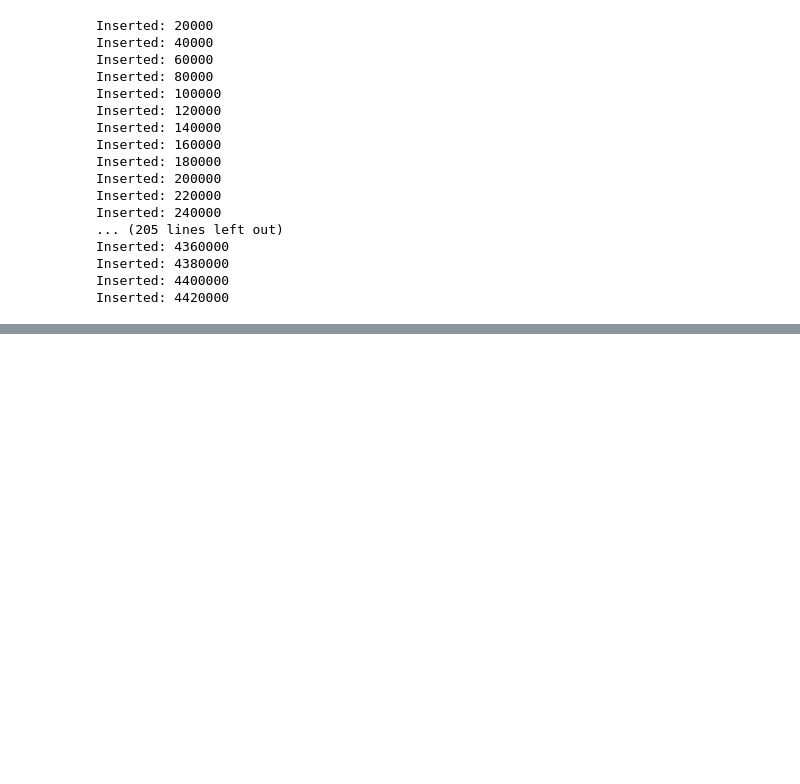
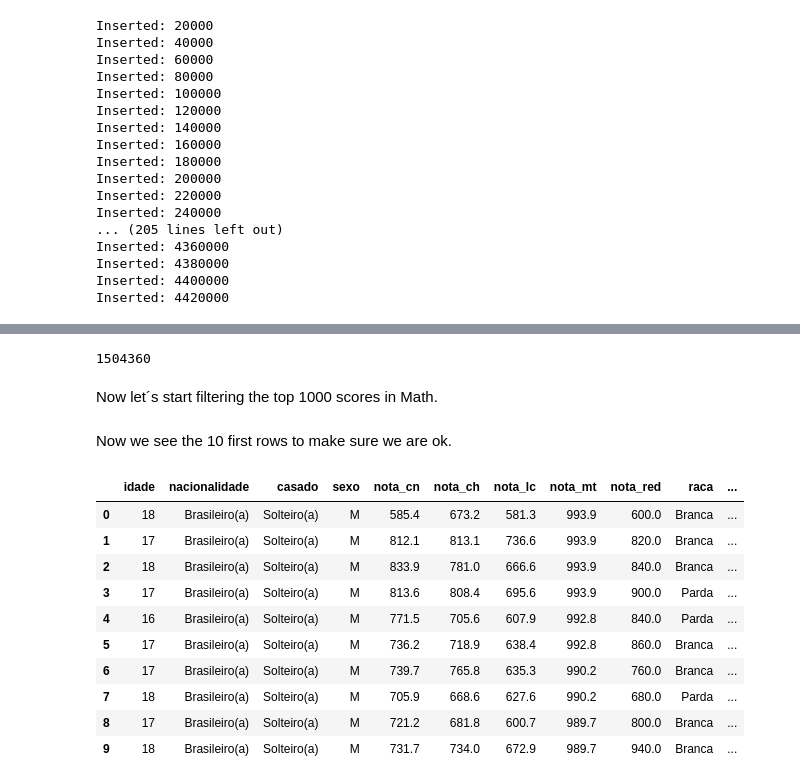
Before and after one commit to afshimono/data_analysis, a Jupyter notebook: Python/ENEM Analysis/ENEM - Brazil.ipynb, the cells around one changed output, grey strips where cells are left out. Drawn from its saved outputs; the diff is of its cells as text; code cells hidden in the pictures; blank space fills up the shorter version.

```diff
--- a/Python/ENEM Analysis/ENEM - Brazil.ipynb
+++ b/Python/ENEM Analysis/ENEM - Brazil.ipynb
@@ -116,0 +131,8 @@ Inserted: 4420000
+# %%
+session = db.get_db_session(create_schema=False)
+print(session.query(db.Exame).filter(db.Exame.idade<19,db.Exame.treineiro == False).count())
+session.close()
+# %% [output]
+1504360
+# %% [markdown]
+Now let´s start filtering the top 1000 scores in Math.
@@ -116,0 +194,16 @@ Inserted: 4420000
+# %% [markdown]
+Now we see the 10 first rows to make sure we are ok.
+# %%
+df.head(10)
+# %% [output]
+|  | idade | nacionalidade | casado | sexo | nota_cn | nota_ch | nota_lc | nota_mt | nota_red | raca | ... |
+| 0 | 18 | Brasileiro(a) | Solteiro(a) | M | 585.4 | 673.2 | 581.3 | 993.9 | 600.0 | Branca | ... |
+| 1 | 17 | Brasileiro(a) | Solteiro(a) | M | 812.1 | 813.1 | 736.6 | 993.9 | 820.0 | Branca | ... |
+| 2 | 18 | Brasileiro(a) | Solteiro(a) | M | 833.9 | 781.0 | 666.6 | 993.9 | 840.0 | Branca | ... |
+| 3 | 17 | Brasileiro(a) | Solteiro(a) | M | 813.6 | 808.4 | 695.6 | 993.9 | 900.0 | Parda | ... |
+| 4 | 16 | Brasileiro(a) | Solteiro(a) | M | 771.5 | 705.6 | 607.9 | 992.8 | 840.0 | Parda | ... |
+| 5 | 17 | Brasileiro(a) | Solteiro(a) | M | 736.2 | 718.9 | 638.4 | 992.8 | 860.0 | Branca | ... |
+| 6 | 17 | Brasileiro(a) | Solteiro(a) | M | 739.7 | 765.8 | 635.3 | 990.2 | 760.0 | Branca | ... |
+| 7 | 18 | Brasileiro(a) | Solteiro(a) | M | 705.9 | 668.6 | 627.6 | 990.2 | 680.0 | Parda | ... |
+| 8 | 17 | Brasileiro(a) | Solteiro(a) | M | 721.2 | 681.8 | 600.7 | 989.7 | 800.0 | Branca | ... |
+| 9 | 18 | Brasileiro(a) | Solteiro(a) | M | 731.7 | 734.0 | 672.9 | 989.7 | 940.0 | Branca | ... |
```
Also changed, not shown: parts of 11 cells of this notebook, 7 other files.
